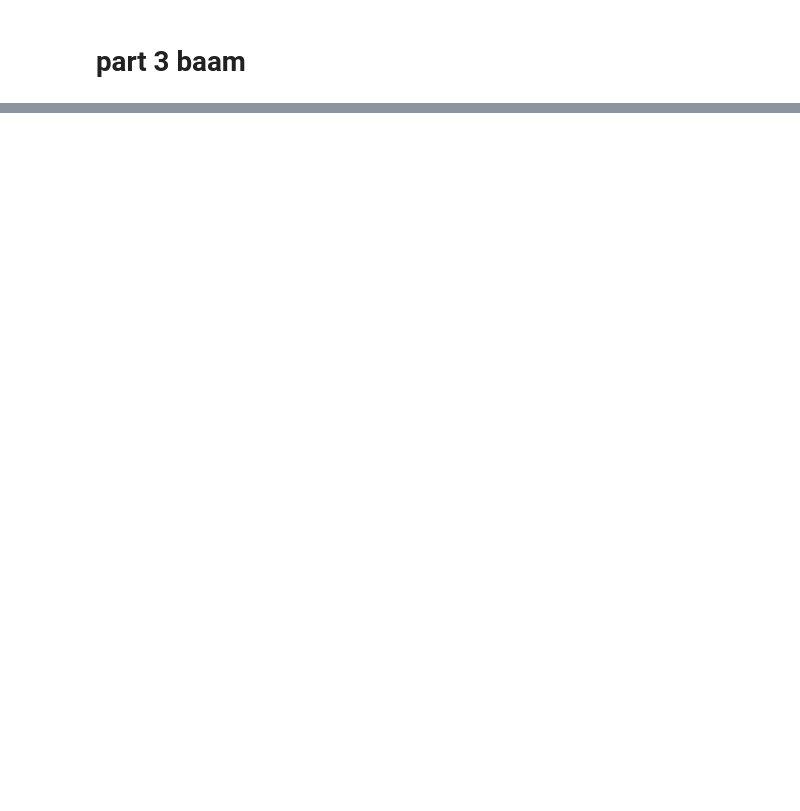
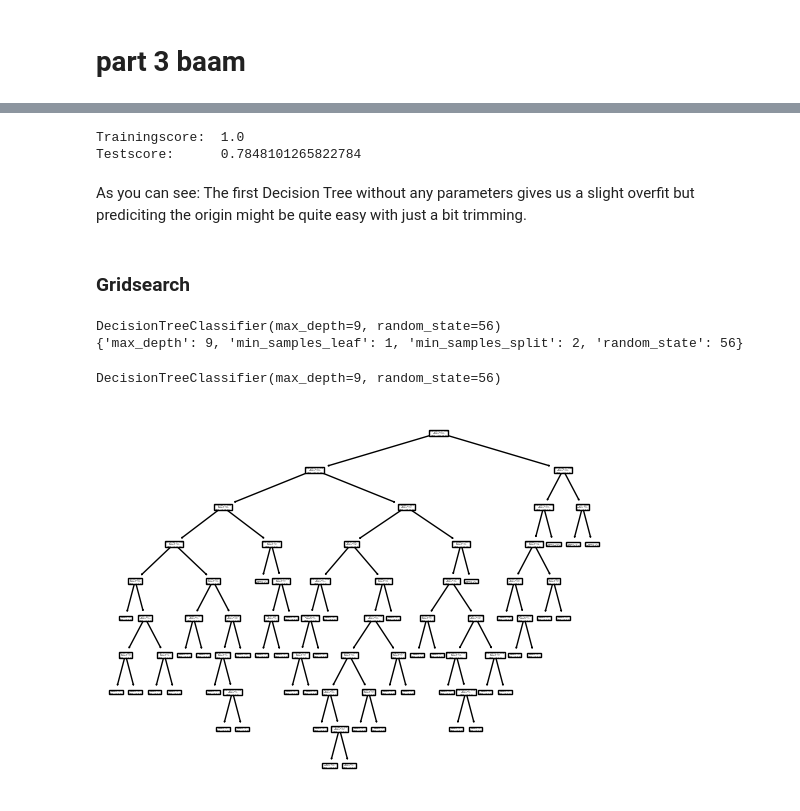
Before and after one commit to yungjulio/AutoData, a Jupyter notebook: sample.ipynb, the cells around one changed output, grey strips where cells are left out. Saved outputs shown, nothing was run; the diff lists cells and outputs as text; code cells hidden in the pictures; blank space fills up the shorter version.

```diff
--- a/sample.ipynb
+++ b/sample.ipynb
@@ -375,0 +454,38 @@ plt.show()
+# %%
+print(f"Trainingscore: \t{origin_classifier.score(x_train, y_train)}")
+print(f"Testscore: \t{origin_classifier.score(x_test, y_test)}")
+# %% [output]
+Trainingscore:  1.0
+Testscore:      0.7848101265822784
+# %% [markdown]
+As you can see: The first Decision Tree without any parameters gives us a slight overfit but prediciting the origin might be quite easy with just a bit trimming.
+# %% [markdown]
+### Gridsearch
+# %%
+param_grid = {
+    'max_depth': range(2, 20),
+    'min_samples_split': range(2,15),
+    'min_samples_leaf': range(1,15),
+    'random_state': [56],
+}
+grid_search = GridSearchCV(DecisionTreeClassifier(), param_grid, cv=5, scoring='f1_weighted')
+grid_search.fit(x_train, y_train)
+best_model = grid_search.best_estimator_
+best_params = grid_search.best_params_
+# %%
+print(best_model)
+print(best_params)
+# %% [output]
+DecisionTreeClassifier(max_depth=9, random_state=56)
+{'max_depth': 9, 'min_samples_leaf': 1, 'min_samples_split': 2, 'random_state': 56}
+# %%
+origin_classifier = best_model
+origin_classifier.fit(x_train, y_train)
+# %% [output]
+DecisionTreeClassifier(max_depth=9, random_state=56)
+# %%
+fig, ax = plt.subplots()
+plot_tree(origin_classifier, feature_names=x_train.columns, ax=ax)
+plt.show()
+# %% [output]
+[figure, added]
```
Also changed, not shown: parts of 18 cells of this notebook.
